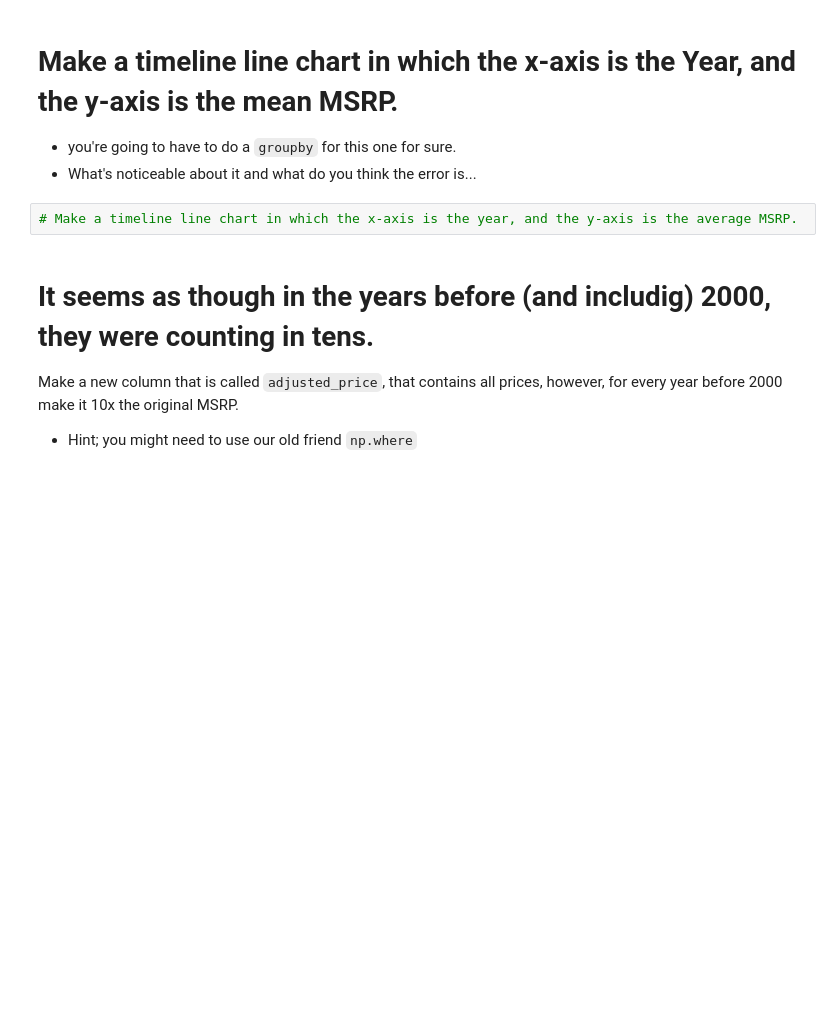
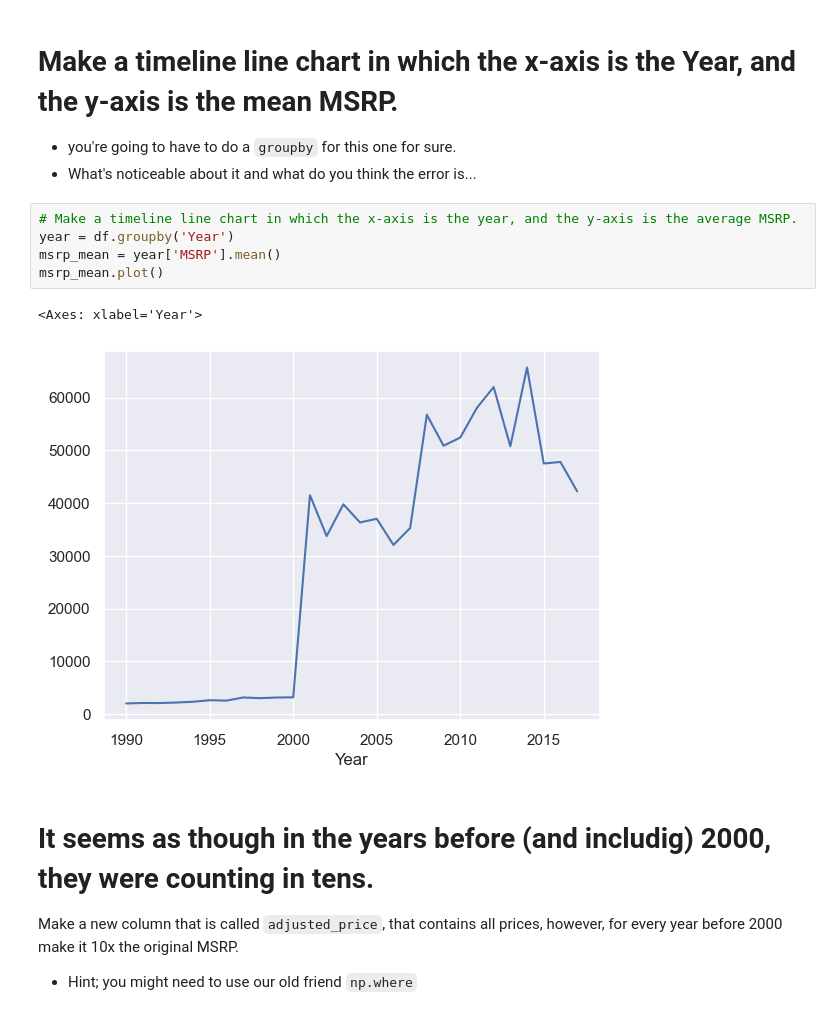
Before and after one commit to ndxnode/my-fork-2023-fall-data-science, a Jupyter notebook: Week-02-Data-Viz-EDA/Exercise-AW.ipynb, the cells around one changed output. Drawn from its saved outputs; the diff is of its cells as text; blank space fills up the shorter version.

```diff
--- a/Week-02-Data-Viz-EDA/Exercise-AW.ipynb
+++ b/Week-02-Data-Viz-EDA/Exercise-AW.ipynb
@@ -81,6 +118,12 @@ _Brand of car is the `Make` of the car._
 * What's noticeable about it and what do you think the error is...
 # %%
 # Make a timeline line chart in which the x-axis is the year, and the y-axis is the average MSRP.
+year = df.groupby('Year')
+msrp_mean = year['MSRP'].mean()
+msrp_mean.plot()
+# %% [output]
+<Axes: xlabel='Year'>
+[figure, added]
 # %% [markdown]
 # It seems as though in the years before (and includig) 2000, they were counting in tens.
 Make a new column that is called `adjusted_price`, that contains all prices, however, for every year before 2000 make it 10x the original MSRP.
```
Also changed, not shown: parts of 23 cells of this notebook.
